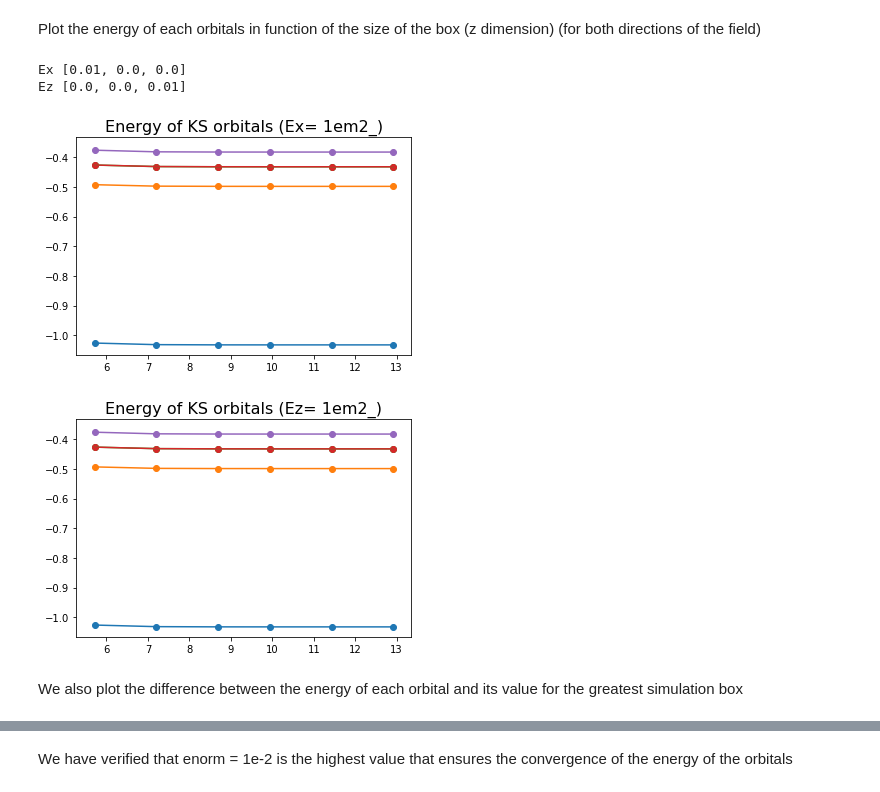
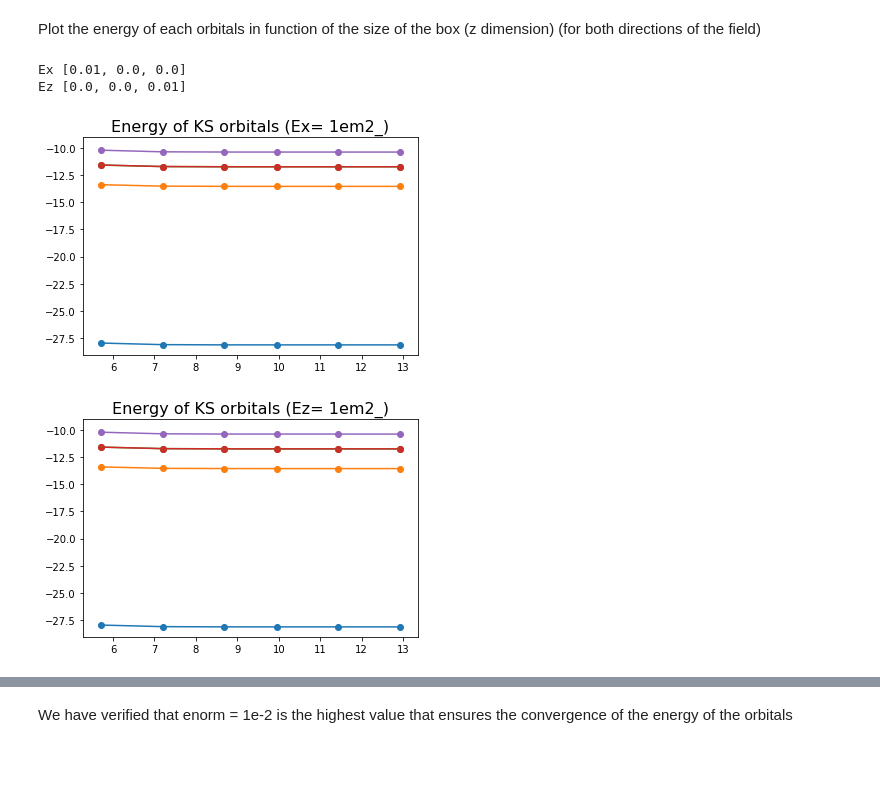
Before and after one commit to luigigenovese/KPM-nb, a Jupyter notebook: POLARIZABILITY/N2/Static_Electric_Field.ipynb, the cells around one changed output, grey strips where cells are left out. Drawn from its saved outputs; the diff is of its cells as text; code cells hidden in the pictures; blank space fills up the shorter version.

```diff
--- a/POLARIZABILITY/N2/Static_Electric_Field.ipynb
+++ b/POLARIZABILITY/N2/Static_Electric_Field.ipynb
@@ -26,7 +31,7 @@ We perform the analysis for different values of the field norm and different boz
 # %% [markdown]
 ## Generation of the input files
 # %%
-enorm = [[1e-4,str('1em4_')], [1e-3,str('1em3_')],[1e-2,str('1em2_')], [5e-2,str('5em2_')], [1e-1,str('1em1_')]]
+enorm = [[0.0,str('0_')],[1e-4,str('1em4_')], [1e-3,str('1em3_')],[1e-2,str('1em2_')], [5e-2,str('5em2_')], [1e-1,str('1em1_')]]
 rmult = [float(i) for i in range(4,10)]
 # %% [markdown]
 We generate the input files and the run files (one for each value of the field norm)
@@ -114,7 +120,7 @@ numOrb 5
 # %% [markdown]
 We chose a value of the field norm
 # %%
-eind = 2
+eind = 3
 print 'Field norm = ' + enorm[eind][1]
 # %% [output]
 Field norm = 1em2_
@@ -126,37 +132,35 @@ enOrbEx=[]
 for orb in range(numOrb):
     eorb=[]
     for box in range(numBox):
-        eorb.append(ExLog[eind][box].evals[0][0][orb])
+        eorb.append(27.211*ExLog[eind][box].evals[0][0][orb])
     enOrbEx.append(eorb)
 print  'Ez',EzLog[eind][0].log['dft']['elecfield']
 enOrbEz=[]
 for orb in range(numOrb):
     eorb=[]
     for box in range(numBox):
-        eorb.append(EzLog[eind][box].evals[0][0][orb])
+        eorb.append(27.211*EzLog[eind][box].evals[0][0][orb])
     enOrbEz.append(eorb)
 
 dimBox=[]
 for box in range(numBox):
     dimBox.append(ExLog[eind][box].log['Sizes of the simulation domain']['Angstroem'][0])
 
 for orb in range(numOrb):
     plt.plot(dimBox,enOrbEx[orb])
     plt.scatter(dimBox,enOrbEx[orb])
     title = 'Energy of KS orbitals (Ex= '+ enorm[eind][1]+str(')')
 plt.title(title,fontsize=16)
 plt.show()
 
 for orb in range(numOrb):
     plt.plot(dimBox,enOrbEz[orb])
     plt. scatter(dimBox,enOrbEz[orb])
     title = 'Energy of KS orbitals (Ez= '+ enorm[eind][1]+str(')')
 plt.title(title,fontsize=16)
 plt.show()
 # %% [output]
 Ex [0.01, 0.0, 0.0]
 Ez [0.0, 0.0, 0.01]
-[figure, old version]
+[figure, new version]
-[figure, old version]
+[figure, new version]
-# %% [markdown]
-We also plot the difference between the energy of each orbital and its value for the greatest simulation box
```
Also changed, not shown: parts of 15 cells of this notebook, 29 other files.
